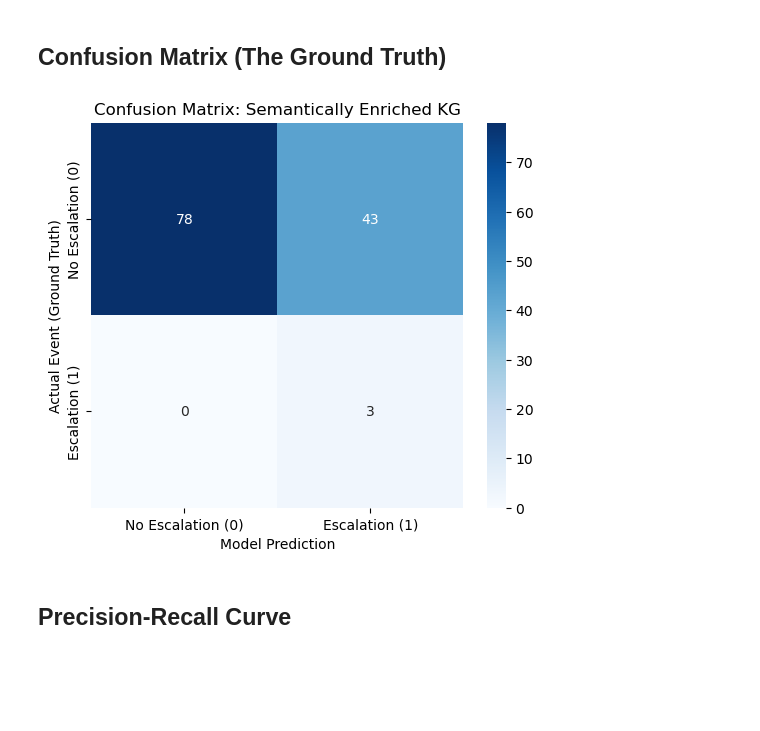
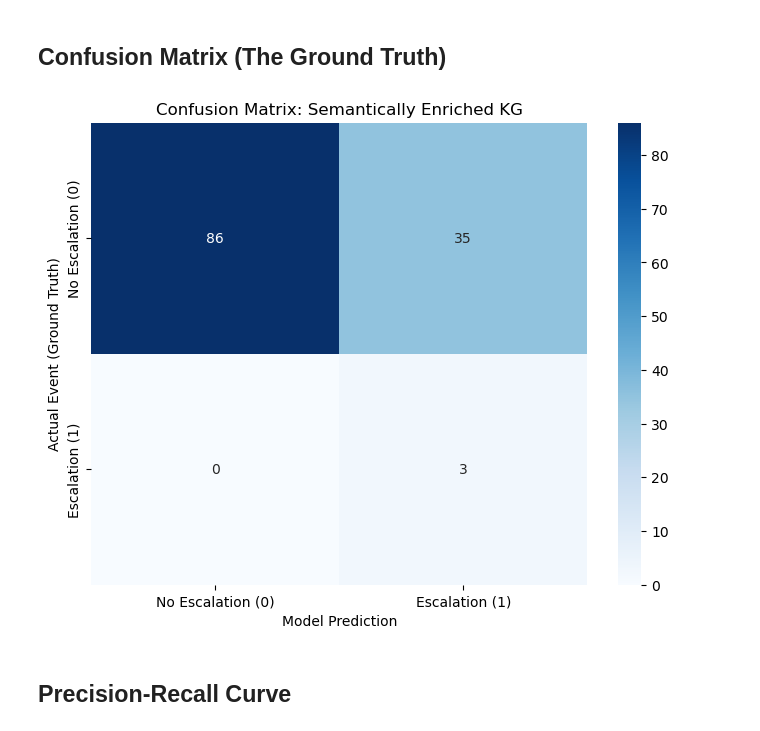
Before and after one commit to mdyagual/sna-for-oms-project, a Jupyter notebook: notebooks/risk_prediction_overview.ipynb, the cells around one changed output. Drawn from its saved outputs; the diff is of its cells as text; code cells hidden in the pictures; blank space fills up the shorter version.

```diff
--- a/notebooks/risk_prediction_overview.ipynb
+++ b/notebooks/risk_prediction_overview.ipynb
@@ -166,31 +176,31 @@ Enriched KG  -> AUC: 0.906 | Recall: 1.000
 # %%
 import seaborn as sns
 import matplotlib.pyplot as plt
 #import numpy as np
 from sklearn.metrics import confusion_matrix
 
 # 1. Convert raw probabilities into binary predictions using your optimized threshold
-threshold = 0.15
+threshold = 0.30
 preds_binary_e_sna = (preds_e_sna >= threshold).astype(int)
 
 # 2. Generate the confusion matrix using the Enriched Model's data
 cm = confusion_matrix(y_true_e_sna, preds_binary_e_sna)
 
 # 3. Plot the matrix
-plt.figure(figsize=(6, 5))
+plt.figure(figsize=(8, 6))
 sns.heatmap(cm, annot=True, fmt='d', cmap='Blues',
             xticklabels=['No Escalation (0)', 'Escalation (1)'],
             yticklabels=['No Escalation (0)', 'Escalation (1)'])
 plt.ylabel('Actual Event (Ground Truth)')
 plt.xlabel('Model Prediction')
 plt.title('Confusion Matrix: Semantically Enriched KG')
 
 filename_conf_mtx = f"confusion_matrix_enriched_{timestamp}.png"
 # Save and show
 plt.savefig(filename_conf_mtx, dpi=300, bbox_inches='tight')
 plt.show()
 # %% [output]
-[figure, old version]
+[figure, new version]
 # %% [markdown]
 ## Precision-Recall Curve
 # %%
```
Also changed, not shown: parts of 9 cells of this notebook.
